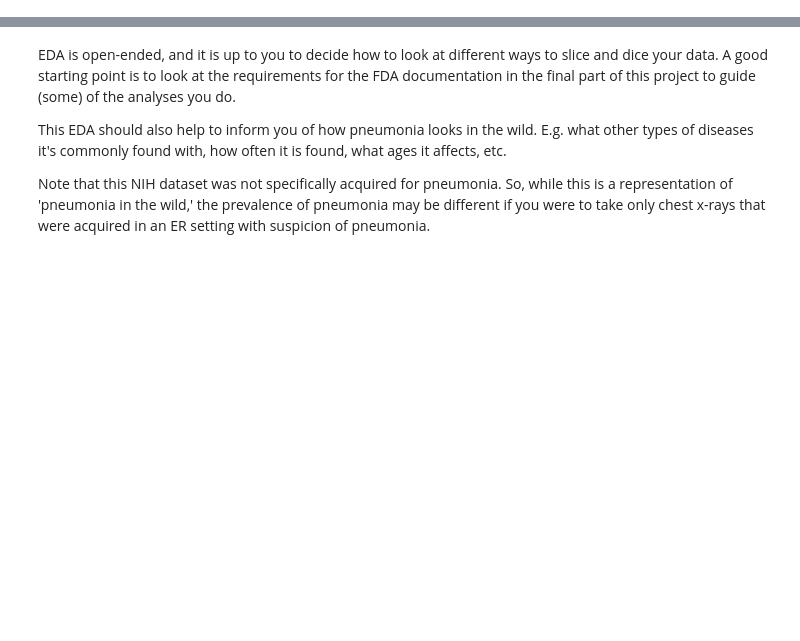
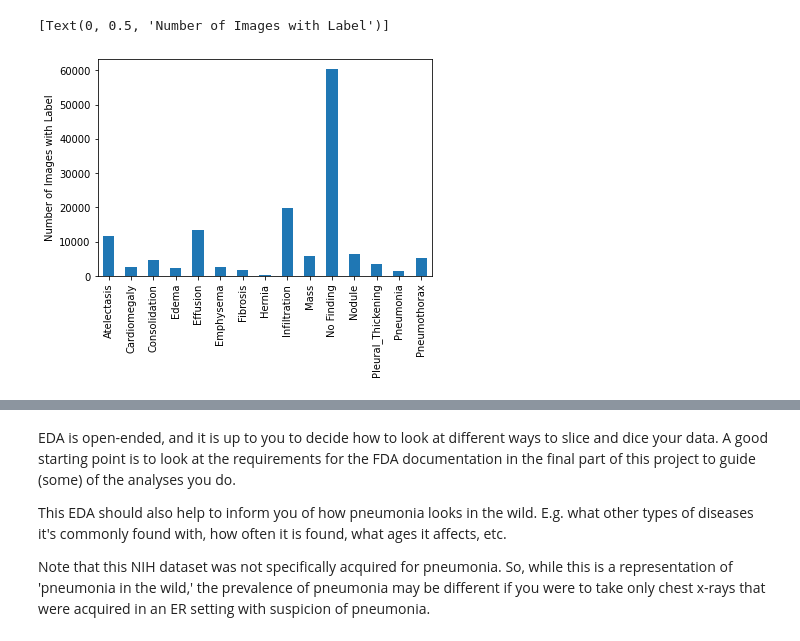
Before and after one commit to fantauzzi/AIHCND_Pneumonia_Detection, a Jupyter notebook: EDA.ipynb, the cells around one changed output, grey strips where cells are left out. Saved outputs shown, nothing was run; the diff lists cells and outputs as text; code cells hidden in the pictures; blank space fills up the shorter version.

```diff
--- a/EDA.ipynb
+++ b/EDA.ipynb
@@ -10,0 +32,7 @@ import seaborn as sns
+# %%
+
+all_image_paths = {os.path.basename(x): x for x in
+                   glob(os.path.join(dataset_root+'/data','images*', '*', '*.png'))}
+print('Scans found:', len(all_image_paths), ', Total Headers', all_xray_df.shape[0])
+all_xray_df['path'] = all_xray_df['Image Index'].map(all_image_paths.get)
+all_xray_df.sample(10)
@@ -11,8 +59,8 @@ import seaborn as sns
 # %%
 ## Below is some helper code to read all of your full image filepaths into a dataframe for easier manipulation
 
-all_xray_df = pd.read_csv('/data/Data_Entry_2017.csv')
-all_xray_df.sample(3)
+# all_xray_df = pd.read_csv(dataset_root+'/data/Data_Entry_2017.csv')
 
-data_sample = pd.read_csv('sample_labels.csv')
-date_sample.sample(3)
+
+# data_sample = pd.read_csv('sample_labels.csv')
+# data_sample.sample(10)
@@ -18,0 +77,2 @@ date_sample.sample(3)
+# %%
+all_labels = np.unique(list(chain(*all_xray_df['Finding Labels'].map(lambda x: x.split('|')).tolist())))
@@ -18,0 +87,4 @@ date_sample.sample(3)
+# %%
+for c_label in all_labels:
+        all_xray_df[c_label] = all_xray_df['Finding Labels'].map(lambda finding: 1 if c_label in finding else 0)
+all_xray_df.sample(10)
@@ -18,0 +104,7 @@ date_sample.sample(3)
+# %%
+# Histogram of the different diagnosis
+ax = all_xray_df[all_labels].sum().plot(kind='bar')
+ax.set(ylabel = 'Number of Images with Label')
+# %% [output]
+[Text(0, 0.5, 'Number of Images with Label')]
+[figure, added]
```
Also changed, not shown: parts of 28 cells of this notebook.
